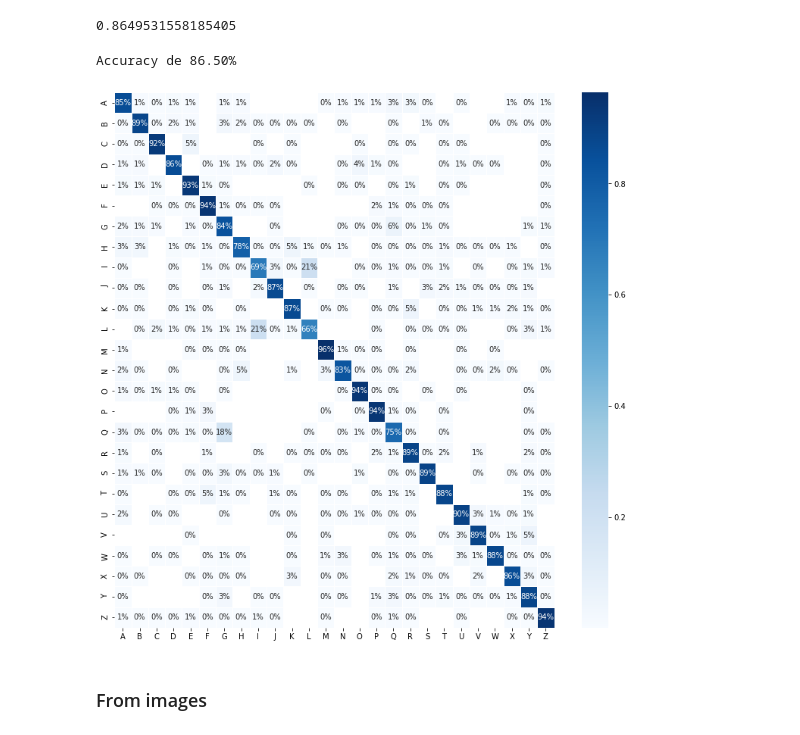
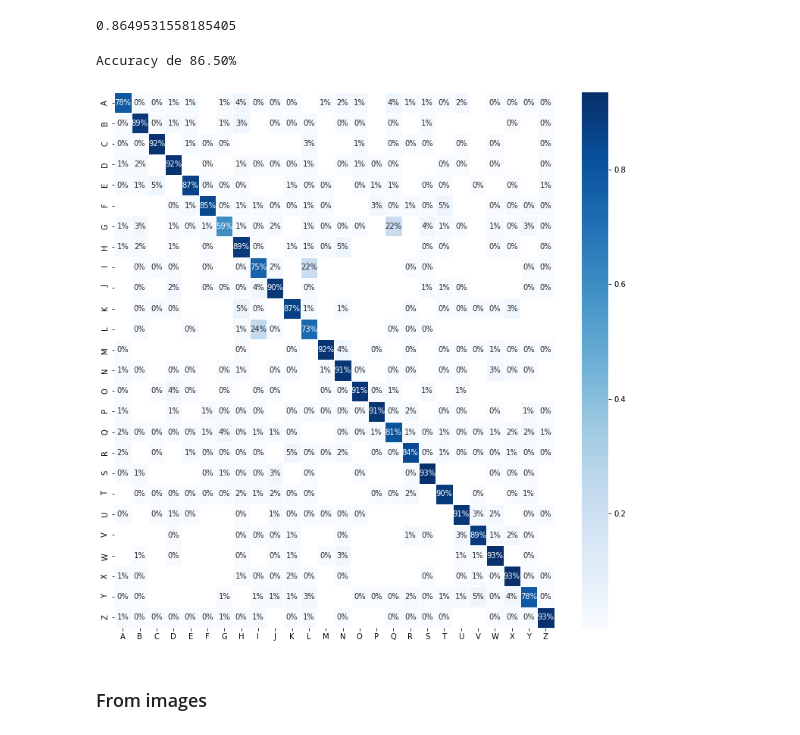
Before and after one commit to Afroefras/diplo, a Jupyter notebook: notebooks/practice/0401_letters.ipynb, the cells around one changed output. Cells and saved outputs as stored; diff of their text form; code cells hidden in the pictures.

```diff
--- a/notebooks/practice/0401_letters.ipynb
+++ b/notebooks/practice/0401_letters.ipynb
@@ -77,14 +90,14 @@ def ann_sequential_builder(X, y, layer_units, activations):
 # %% [markdown]
 ### Confussion Matrix SKLEARN
 # %%
+import seaborn as sns
+import matplotlib.pyplot as plt
 from sklearn.metrics import confusion_matrix
-import matplotlib.pyplot as plt
-import seaborn as sns
 
 def cm_sklearn(X, y, fit_model):
     cm = pd.DataFrame(confusion_matrix(y_true=y, y_pred=fit_model.predict(X)),
                     index=fit_model.classes_,
-                    columns=fit_model.classes_).replace({0:np.nan})
+                    columns=fit_model.classes_).replace({0:np.nan}).T
     print('Accuracy de {:.2%}'.format(np.asarray(cm).trace()/len(y_test)))
 
     size = int(len(np.unique(y))/2)
@@ -269,10 +278,10 @@ model.score(X_test, y_test)
 # %% [output]
 0.8649531558185405
 # %%
-_ = cm_sklearn(X_test, y_test, model)
+sklearn_cm = cm_sklearn(X_test, y_test, model)
 # %% [output]
 Accuracy de 86.50%
-[figure, old version]
+[figure, new version]
 # %% [markdown]
 ### From images
 # %%
```
Also changed, not shown: parts of 14 cells of this notebook.
